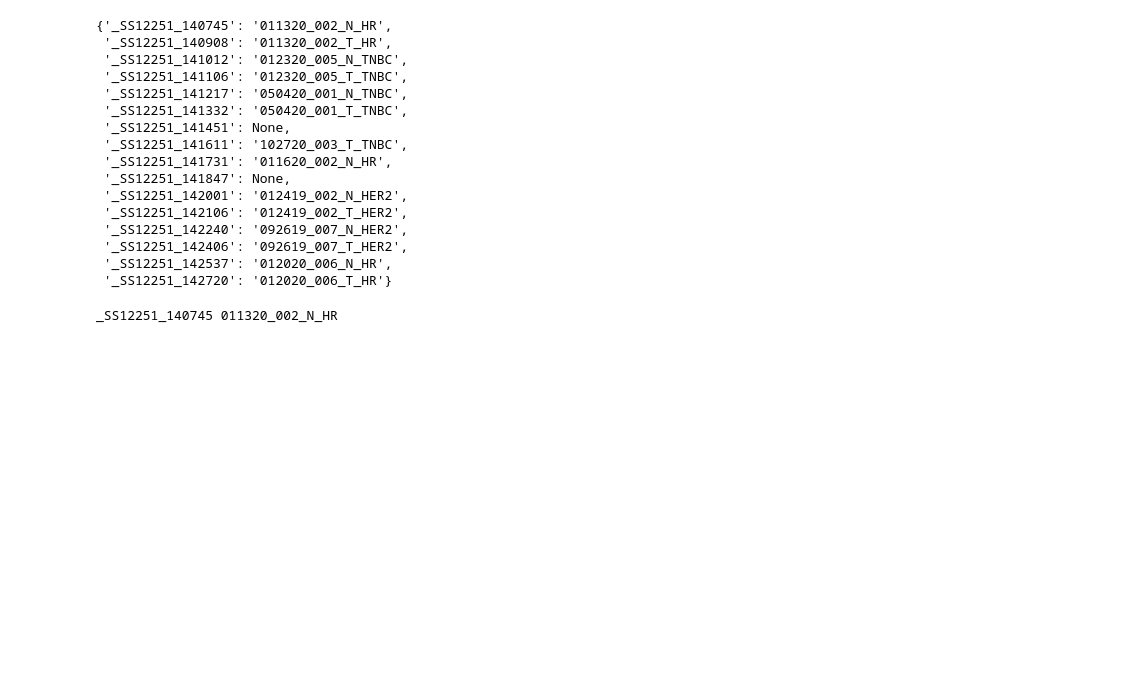
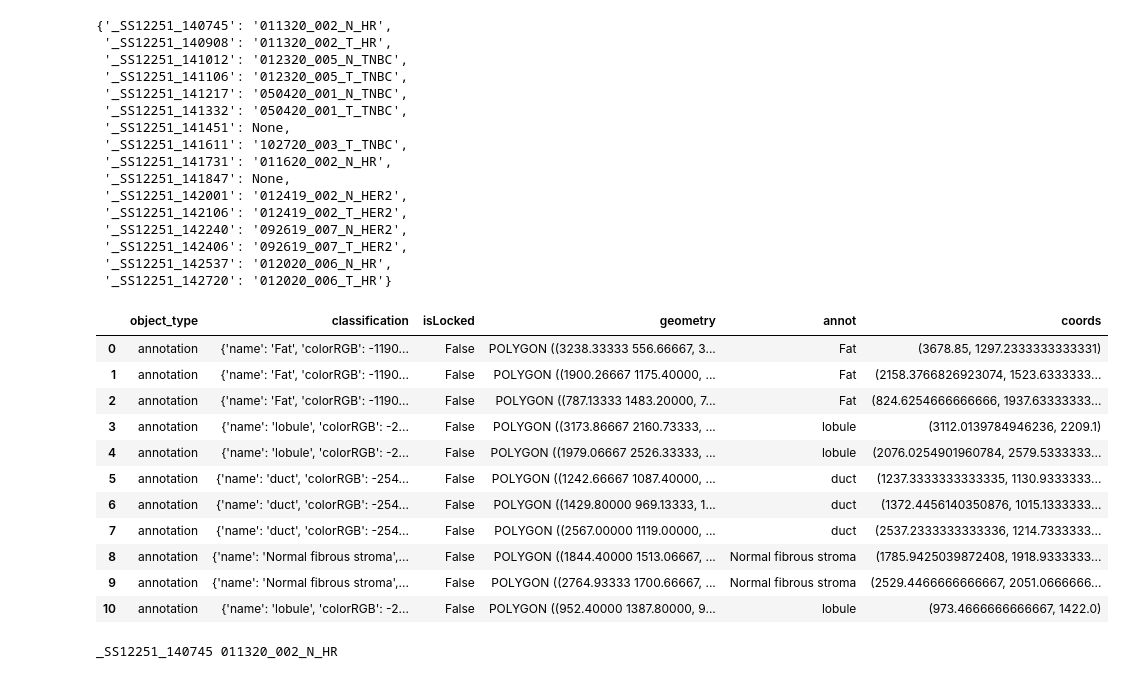
Before and after one commit to LutzzLu/metals_app, a Jupyter notebook: 0_data_visualization.ipynb, the cells around one changed output. Saved outputs shown, nothing was run; the diff lists cells and outputs as text; code cells hidden in the pictures; blank space fills up the shorter version.

Commit message:
annotation

```diff
--- a/0_data_visualization.ipynb
+++ b/0_data_visualization.ipynb
@@ -42,6 +42,21 @@ gp2=gp.copy()
 gp2['geometry']=gp2['geometry'].scale(1/15,1/15,origin=(0,0))
 gp2['coords'] = gp2['geometry'].apply(lambda x: x.representative_point().coords[:])
 gp2['coords'] = [coords[0] for coords in gp2['coords']]
+# %%
+gp2
+# %% [output]
+|  | object_type | classification | isLocked | geometry | annot | coords |
+| 0 | annotation | {'name': 'Fat', 'colorRGB': -1190... | False | POLYGON ((3238.33333 556.66667, 3... | Fat | (3678.85, 1297.2333333333331) |
+| 1 | annotation | {'name': 'Fat', 'colorRGB': -1190... | False | POLYGON ((1900.26667 1175.40000, ... | Fat | (2158.3766826923074, 1523.6333333... |
+| 2 | annotation | {'name': 'Fat', 'colorRGB': -1190... | False | POLYGON ((787.13333 1483.20000, 7... | Fat | (824.6254666666666, 1937.63333333... |
+| 3 | annotation | {'name': 'lobule', 'colorRGB': -2... | False | POLYGON ((3173.86667 2160.73333, ... | lobule | (3112.0139784946236, 2209.1) |
+| 4 | annotation | {'name': 'lobule', 'colorRGB': -2... | False | POLYGON ((1979.06667 2526.33333, ... | lobule | (2076.0254901960784, 2579.5333333... |
+| 5 | annotation | {'name': 'duct', 'colorRGB': -254... | False | POLYGON ((1242.66667 1087.40000, ... | duct | (1237.3333333333335, 1130.9333333... |
+| 6 | annotation | {'name': 'duct', 'colorRGB': -254... | False | POLYGON ((1429.80000 969.13333, 1... | duct | (1372.4456140350876, 1015.1333333... |
+| 7 | annotation | {'name': 'duct', 'colorRGB': -254... | False | POLYGON ((2567.00000 1119.00000, ... | duct | (2537.2333333333336, 1214.7333333... |
+| 8 | annotation | {'name': 'Normal fibrous stroma',... | False | POLYGON ((1844.40000 1513.06667, ... | Normal fibrous stroma | (1785.9425039872408, 1918.9333333... |
+| 9 | annotation | {'name': 'Normal fibrous stroma',... | False | POLYGON ((2764.93333 1700.66667, ... | Normal fibrous stroma | (2529.4466666666667, 2051.0666666... |
+| 10 | annotation | {'name': 'lobule', 'colorRGB': -2... | False | POLYGON ((952.40000 1387.80000, 9... | lobule | (973.4666666666667, 1422.0) |
 # %%
 print(file_name, match_dict[file_name])
 plt.imshow(im_small)
```
Also changed, not shown: parts of 1 cell of this notebook, 3 other files.
